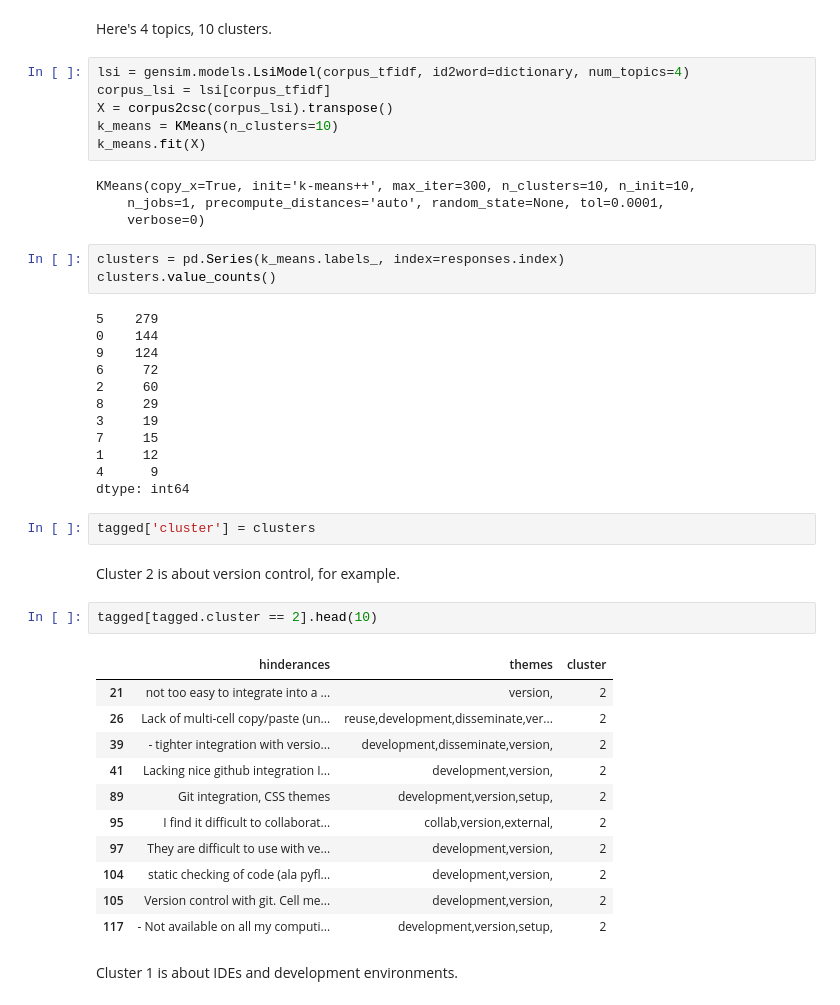
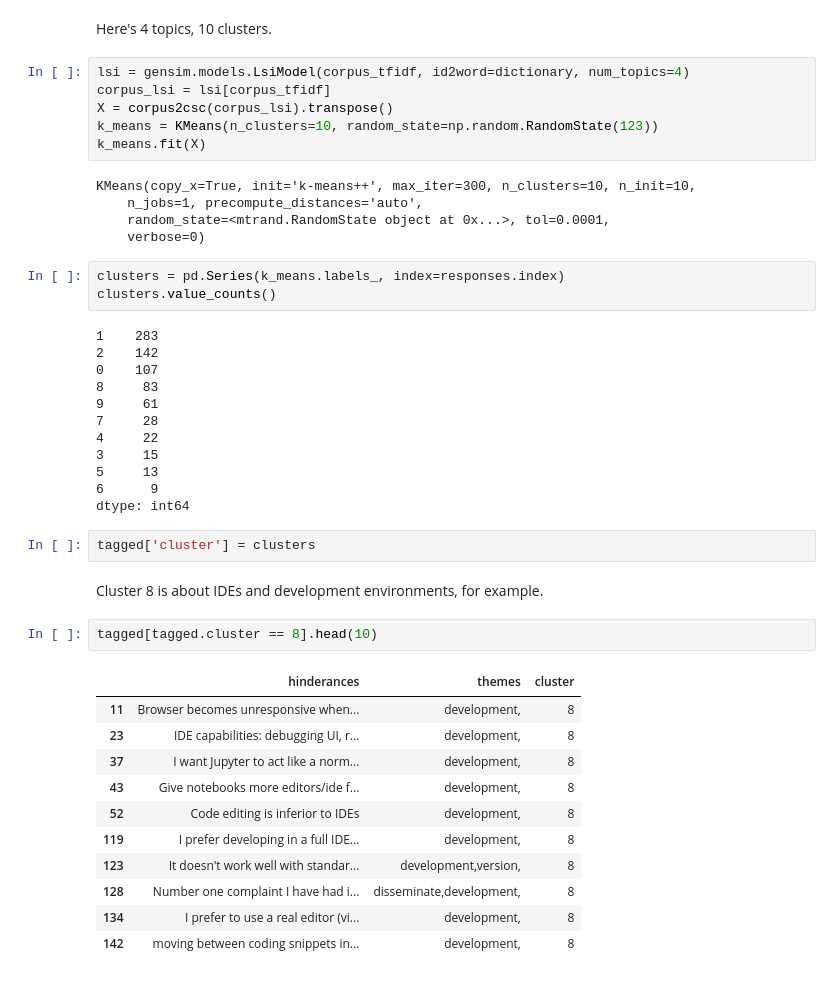
Before and after one commit to jupyter/design, a Jupyter notebook: surveys/2015-notebook-ux/analysis/3a_hinderance_themes.ipynb, the cells around one changed output. Cells and saved outputs as stored; diff of their text form.

Commit message:
Set random state for clustering
(c) Copyright IBM Corp. 2016

```diff
--- a/surveys/2015-notebook-ux/analysis/3a_hinderance_themes.ipynb
+++ b/surveys/2015-notebook-ux/analysis/3a_hinderance_themes.ipynb
@@ -313,44 +315,43 @@ Here's 4 topics, 10 clusters.
 lsi = gensim.models.LsiModel(corpus_tfidf, id2word=dictionary, num_topics=4)
 corpus_lsi = lsi[corpus_tfidf]
 X = corpus2csc(corpus_lsi).transpose()
-k_means = KMeans(n_clusters=10)
+k_means = KMeans(n_clusters=10, random_state=np.random.RandomState(123))
 k_means.fit(X)
 # %% [output]
 KMeans(copy_x=True, init='k-means++', max_iter=300, n_clusters=10, n_init=10,
-    n_jobs=1, precompute_distances='auto', random_state=None, tol=0.0001,
+    n_jobs=1, precompute_distances='auto',
+    random_state=<mtrand.RandomState object at 0x...>, tol=0.0001,
     verbose=0)
 # %%
 clusters = pd.Series(k_means.labels_, index=responses.index)
 clusters.value_counts()
 # %% [output]
-5    279
-0    144
-9    124
-6     72
-2     60
-8     29
-3     19
-7     15
-1     12
-4      9
+1    283
+2    142
+0    107
+8     83
+9     61
+7     28
+4     22
+3     15
+5     13
+6      9
 dtype: int64
 # %%
 tagged['cluster'] = clusters
 # %% [markdown]
-Cluster 2 is about version control, for example.
+Cluster 8 is about IDEs and development environments, for example.
 # %%
-tagged[tagged.cluster == 2].head(10)
+tagged[tagged.cluster == 8].head(10)
 # %% [output]
 |  | hinderances | themes | cluster |
-| 21 | not too easy to integrate into a ... | version, | 2 |
-| 26 | Lack of multi-cell copy/paste (un... | reuse,development,disseminate,ver... | 2 |
-| 39 | - tighter integration with versio... | development,disseminate,version, | 2 |
-| 41 | Lacking nice github integration I... | development,version, | 2 |
-| 89 | Git integration, CSS themes | development,version,setup, | 2 |
-| 95 | I find it difficult to collaborat... | collab,version,external, | 2 |
-| 97 | They are difficult to use with ve... | development,version, | 2 |
-| 104 | static checking of code (ala pyfl... | development,version, | 2 |
-| 105 | Version control with git. Cell me... | development,version, | 2 |
-| 117 | - Not available on all my computi... | development,version,setup, | 2 |
+| 11 | Browser becomes unresponsive when... | development, | 8 |
+| 23 | IDE capabilities: debugging UI, r... | development, | 8 |
+| 37 | I want Jupyter to act like a norm... | development, | 8 |
+| 43 | Give notebooks more editors/ide f... | development, | 8 |
+| 52 | Code editing is inferior to IDEs | development, | 8 |
+| 119 | I prefer developing in a full IDE... | development, | 8 |
+| 123 | It doesn't work well with standar... | development,version, | 8 |
+| 128 | Number one complaint I have had i... | disseminate,development, | 8 |
+| 134 | I prefer to use a real editor (vi... | development, | 8 |
+| 142 | moving between coding snippets in... | development, | 8 |
-# %% [markdown]
-Cluster 1 is about IDEs and development environments.
```
Also changed, not shown: parts of 11 cells of this notebook.
